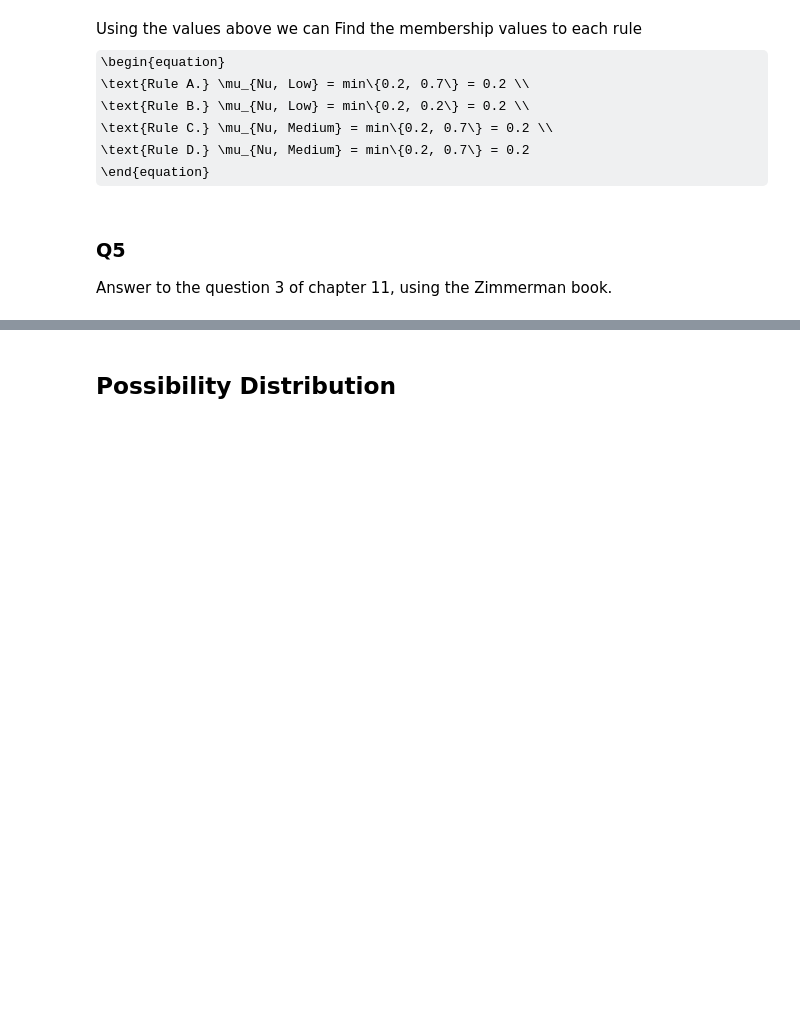
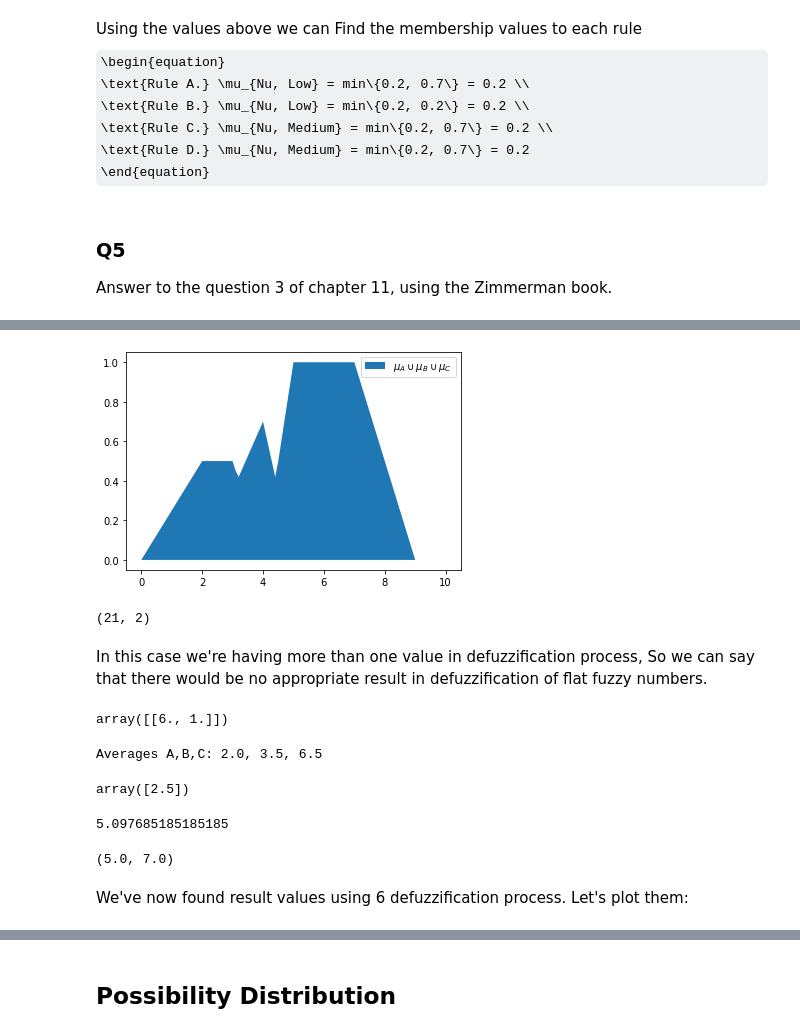
Before and after one commit to amindadgar/Fuzzy-Systems, a Jupyter notebook: HW3/Answers/main.ipynb, the cells around one changed output, grey strips where cells are left out. Drawn from its saved outputs; the diff is of its cells as text; code cells hidden in the pictures; some formulas as TeX source; blank space fills up the shorter version.

```diff
--- a/HW3/Answers/main.ipynb
+++ b/HW3/Answers/main.ipynb
@@ -450,0 +523,7 @@ plt.show()
+# %%
+mu_union = np.maximum(np.maximum(mu_A, mu_B), mu_C)
+plt.fill(x, mu_union)
+plt.legend(['$\mu_A \cup \mu_B \cup \mu_C$'])
+plt.show()
+# %% [output]
+[figure, added]
@@ -450,0 +532,65 @@ plt.show()
+# %%
+## the maximum defuzzification method
+z_star_max = fuzzy_union_set[
+    np.isclose(fuzzy_union_set[:, 1], np.max(fuzzy_union_set[:, 1]))
+               ]
+z_star_max.shape
+# %% [output]
+(21, 2)
+# %% [markdown]
+In this case we're having more than one value in defuzzification process, So we can say that there would be no appropriate result in defuzzification of flat fuzzy numbers.
+# %%
+## mean of maxima defuzzification process
+avg = np.average(z_star_max[:, 0])
+z_star_mom = z_star_max[np.isclose(z_star_max[:, 0], avg)]
+
+z_star_mom
+# %% [output]
+array([[6., 1.]])
+# %%
+## weighted average defuzzification process
+
+## first we create the fuzzy sets of membership values
+fuzzy_mu_A = np.stack((x, mu_A), axis=1)
+fuzzy_mu_B = np.stack((x, mu_B), axis=1)
+fuzzy_mu_C = np.stack((x, mu_C), axis=1)
+
+average_A = np.average(fuzzy_mu_A[:, 0][fuzzy_mu_A[:, 1] > 0])
+average_B = np.average(fuzzy_mu_B[:, 0][fuzzy_mu_B[:, 1] > 0])
+average_C = np.average(fuzzy_mu_C[:, 0][fuzzy_mu_C[:, 1] > 0])
+
+print(f'Averages A,B,C: {average_A}, {average_B}, {average_C}')
+
+## to average
+average_mu_A = fuzzy_mu_A[:, 1][np.isclose(fuzzy_mu_A[:, 0], average_A)]
+average_mu_B = fuzzy_mu_A[:, 1][np.isclose(fuzzy_mu_A[:, 0], average_B)]
+average_mu_C = fuzzy_mu_A[:, 1][np.isclose(fuzzy_mu_A[:, 0], average_C)]
+
+## devide the weigted average equation in two parts
+## above division and below of the division
+above = (average_mu_A * average_A) + (average_mu_B * average_B) + (average_mu_C * average_C)
+below = average_mu_A + average_mu_B + average_mu_C
+
+z_star_weigted_avg = above / below
+z_star_weigted_avg
+# %% [output]
+Averages A,B,C: 2.0, 3.5, 6.5
+array([2.5])
+# %%
+## Center of gravity defuzzification process
+
+z_star_COG = np.sum(np.multiply(x, mu_union)) / np.sum(mu_union)
+z_star_COG
+# %% [output]
+5.097685185185185
+# %%
+## it's easy to find left of maxima and right of maxima
+
+z_star_LOM = z_star_max[0,0]
+z_star_ROM = z_star_max[-1, 0]
+
+z_star_LOM, z_star_ROM
+# %% [output]
+(5.0, 7.0)
+# %% [markdown]
+We've now found result values using 6 defuzzification process. Let's plot them:
```
Also changed, not shown: parts of 70 cells of this notebook.
